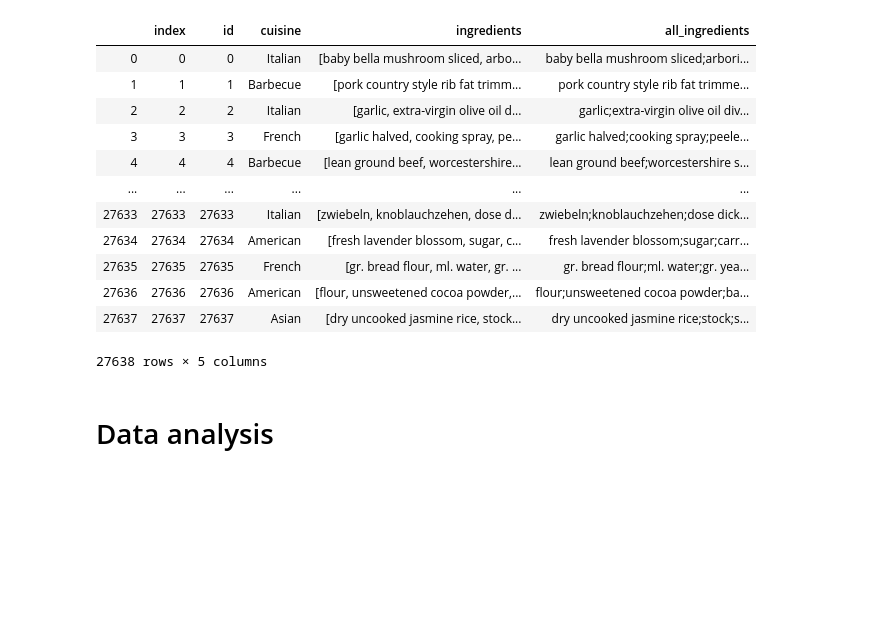
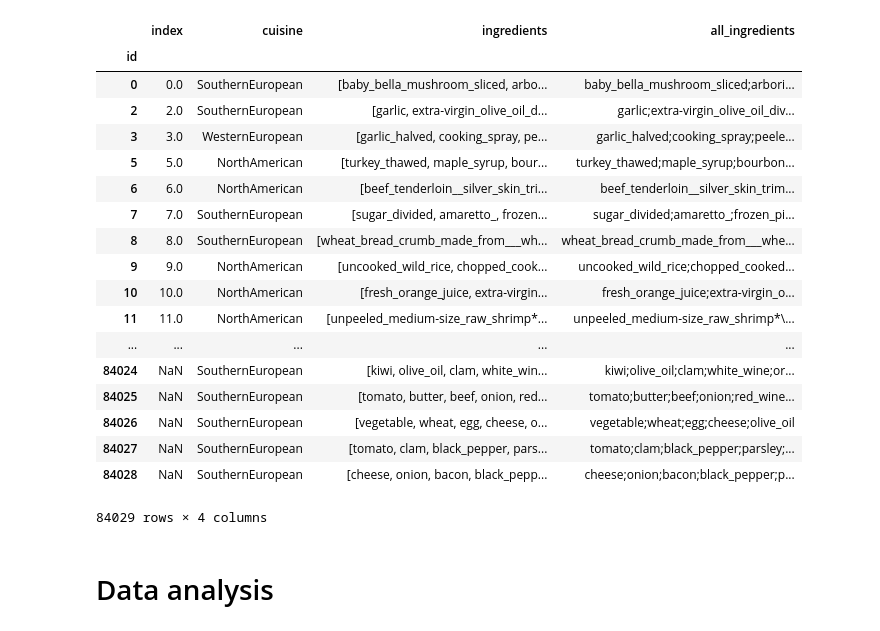
Before and after one commit to catherning/food_recipe_gen, a Jupyter notebook: cuisine_classification/data_analysis.ipynb, the cells around one changed output. Drawn from its saved outputs; the diff is of its cells as text; code cells hidden in the pictures; blank space fills up the shorter version.

```diff
--- a/cuisine_classification/data_analysis.ipynb
+++ b/cuisine_classification/data_analysis.ipynb
@@ -9,23 +13,50 @@ FOLDER_PATH = "D:\\Google Drive\\Catherning Folder\\THU\\Thesis\\Recipe datasets
 DATASET = ["scirep-cuisines-detail","Yummly28"]
 FILES = ["cleaned_data.pkl","full_data.pkl"]
-# %%
-df_train=pd.read_pickle(os.path.join(FOLDER_PATH,DATASET[1],FILES[1]))
-df_train=df_train.reset_index()
-df_train
-# %% [output]
-|  | index | id | cuisine | ingredients | all_ingredients |
-| 0 | 0 | 0 | Italian | [baby bella mushroom sliced, arbo... | baby bella mushroom sliced;arbori... |
-| 1 | 1 | 1 | Barbecue | [pork country style rib fat trimm... | pork country style rib fat trimme... |
-| 2 | 2 | 2 | Italian | [garlic, extra-virgin olive oil d... | garlic;extra-virgin olive oil div... |
-| 3 | 3 | 3 | French | [garlic halved, cooking spray, pe... | garlic halved;cooking spray;peele... |
-| 4 | 4 | 4 | Barbecue | [lean ground beef, worcestershire... | lean ground beef;worcestershire s... |
-| ... | ... | ... | ... | ... | ... |
-| 27633 | 27633 | 27633 | Italian | [zwiebeln, knoblauchzehen, dose d... | zwiebeln;knoblauchzehen;dose dick... |
-| 27634 | 27634 | 27634 | American | [fresh lavender blossom, sugar, c... | fresh lavender blossom;sugar;carr... |
-| 27635 | 27635 | 27635 | French | [gr. bread flour, ml. water, gr. ... | gr. bread flour;ml. water;gr. yea... |
-| 27636 | 27636 | 27636 | American | [flour, unsweetened cocoa powder,... | flour;unsweetened cocoa powder;ba... |
-| 27637 | 27637 | 27637 | Asian | [dry uncooked jasmine rice, stock... | dry uncooked jasmine rice;stock;s... |
-27638 rows × 5 columns
+# %%
+# FROM NN_classification
+def createDFrame(file):
+
+    dataset = DATASET[1]
+    df = pd.read_pickle(os.path.join(
+        FOLDER_PATH, dataset, file))
+    df = df.set_index("id")
+    len1 = len(df)
+
+    dataset = DATASET[0]
+    df2 = pd.read_pickle(os.path.join(
+        FOLDER_PATH, dataset, file))
+    df2["id"] = [len(df)+i for i in range(len(df2))]
+    df2 = df2.set_index("id")
+    df = pd.concat([df, df2],sort=False)
+    if len(df)!=len1+len(df2):
+        print("Error! Missing data")
+
+    return df
+
+df_train = createDFrame(FILES[1])
+#df_train=pd.read_pickle(os.path.join(FOLDER_PATH,DATASET[1],FILES[1]))
+#df_train=df_train.reset_index()
+df_train
+# %% [output]
+|  | index | cuisine | ingredients | all_ingredients |
+| id |  |  |  |  |
+| 0 | 0.0 | SouthernEuropean | [baby_bella_mushroom_sliced, arbo... | baby_bella_mushroom_sliced;arbori... |
+| 2 | 2.0 | SouthernEuropean | [garlic, extra-virgin_olive_oil_d... | garlic;extra-virgin_olive_oil_div... |
+| 3 | 3.0 | WesternEuropean | [garlic_halved, cooking_spray, pe... | garlic_halved;cooking_spray;peele... |
+| 5 | 5.0 | NorthAmerican | [turkey_thawed, maple_syrup, bour... | turkey_thawed;maple_syrup;bourbon... |
+| 6 | 6.0 | NorthAmerican | [beef_tenderloin__silver_skin_tri... | beef_tenderloin__silver_skin_trim... |
+| 7 | 7.0 | SouthernEuropean | [sugar_divided, amaretto_, frozen... | sugar_divided;amaretto_;frozen_pi... |
+| 8 | 8.0 | SouthernEuropean | [wheat_bread_crumb_made_from___wh... | wheat_bread_crumb_made_from___whe... |
+| 9 | 9.0 | NorthAmerican | [uncooked_wild_rice, chopped_cook... | uncooked_wild_rice;chopped_cooked... |
+| 10 | 10.0 | NorthAmerican | [fresh_orange_juice, extra-virgin... | fresh_orange_juice;extra-virgin_o... |
+| 11 | 11.0 | NorthAmerican | [unpeeled_medium-size_raw_shrimp*... | unpeeled_medium-size_raw_shrimp*\... |
+| ... | ... | ... | ... | ... |
+| 84024 | NaN | SouthernEuropean | [kiwi, olive_oil, clam, white_win... | kiwi;olive_oil;clam;white_wine;or... |
+| 84025 | NaN | SouthernEuropean | [tomato, butter, beef, onion, red... | tomato;butter;beef;onion;red_wine... |
+| 84026 | NaN | SouthernEuropean | [vegetable, wheat, egg, cheese, o... | vegetable;wheat;egg;cheese;olive_oil |
+| 84027 | NaN | SouthernEuropean | [tomato, clam, black_pepper, pars... | tomato;clam;black_pepper;parsley;... |
+| 84028 | NaN | SouthernEuropean | [cheese, onion, bacon, black_pepp... | cheese;onion;bacon;black_pepper;p... |
+84029 rows × 4 columns
 # %% [markdown]
 # Data analysis
 # %%
```
Also changed, not shown: parts of 4 cells of this notebook, 8 other files.
